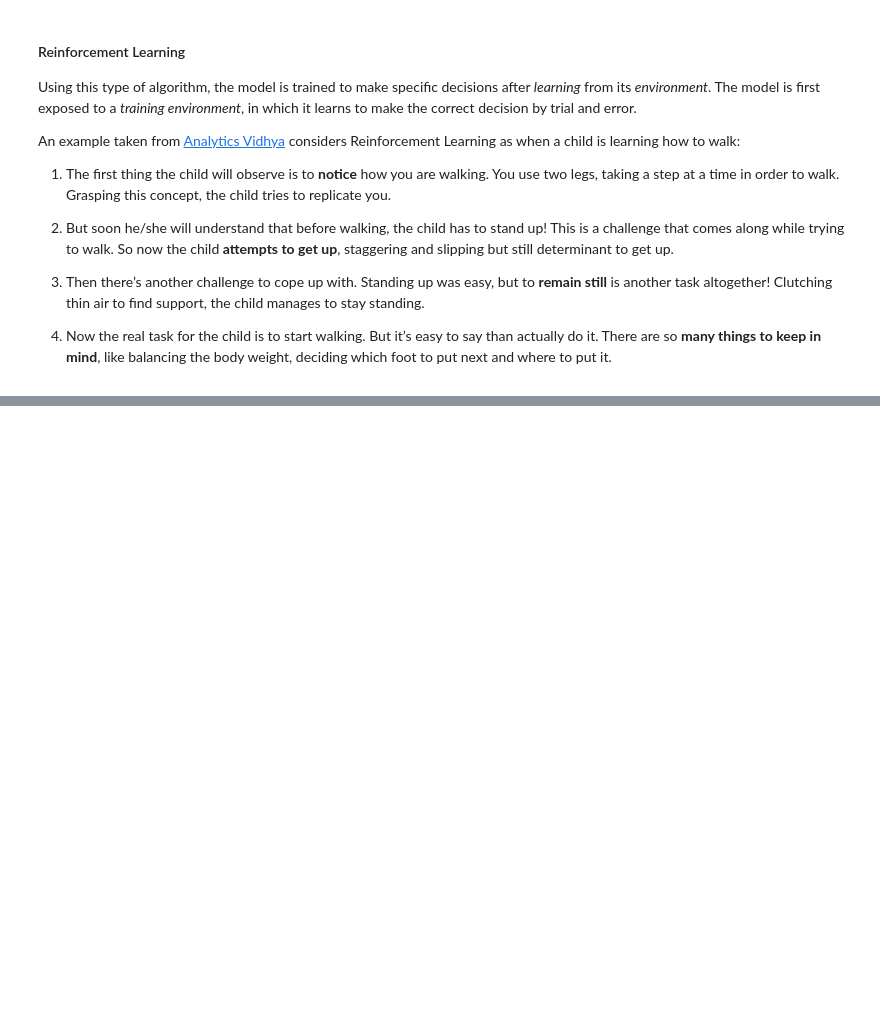
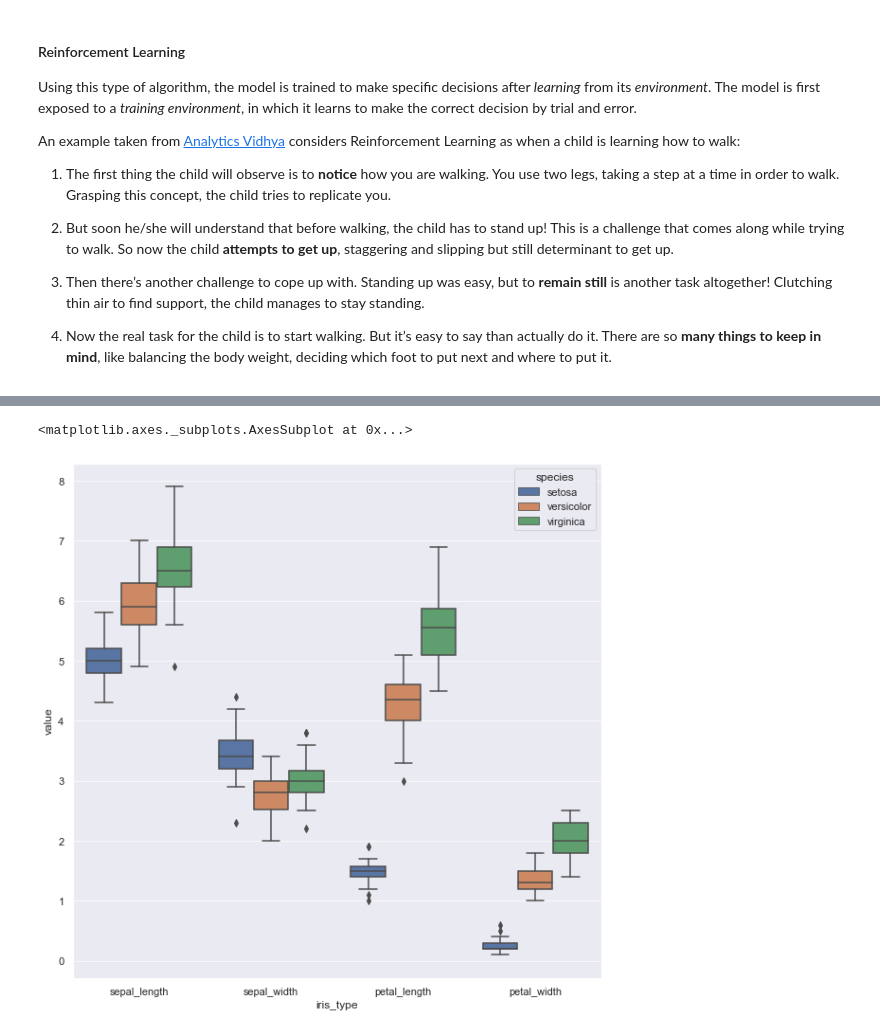
Before and after one commit to vcalderon2009/2020_06_CA_Astro_Data_Science_Workshop, a Jupyter notebook: notebooks/03.00-Intro-to-Machine-Learning.ipynb, the cells around one changed output, grey strips where cells are left out. Drawn from its saved outputs; the diff is of its cells as text; code cells hidden in the pictures; blank space fills up the shorter version.

```diff
--- a/notebooks/03.00-Intro-to-Machine-Learning.ipynb
+++ b/notebooks/03.00-Intro-to-Machine-Learning.ipynb
@@ -88,0 +183,4 @@ considers Reinforcement Learning as when a child is learning how to walk:
+# %%
+iris_melt = pd.melt(iris, id_vars=["species"], var_name="iris_type", value_name="value")
+
+iris_melt.head()
@@ -88,0 +194,6 @@ considers Reinforcement Learning as when a child is learning how to walk:
+# %%
+plt.figure(figsize=(10, 10))
+sns.boxplot(x="iris_type", y="value", hue="species", data=iris_melt)
+# %% [output]
+<matplotlib.axes._subplots.AxesSubplot at 0x...>
+[figure, added]
```
Also changed, not shown: parts of 27 cells of this notebook.
